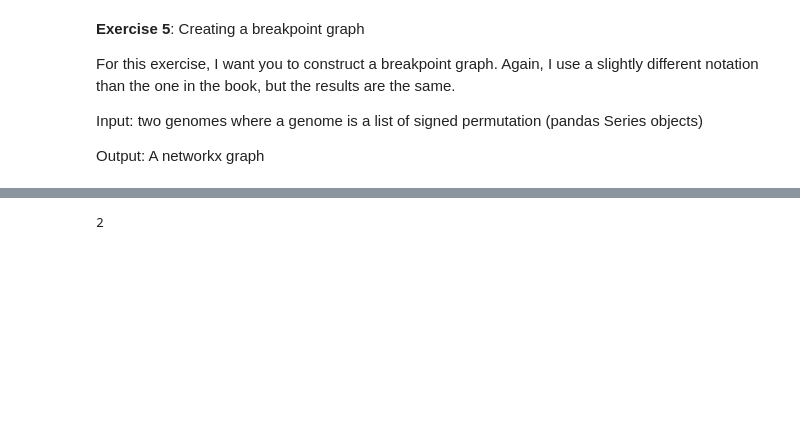
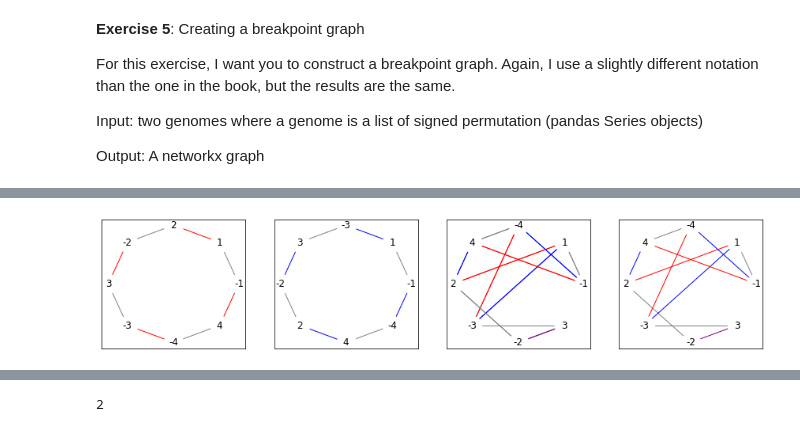
Before and after one commit to csc-448-2021-fall/csc-448-student, a Jupyter notebook: topics/Topic6.ipynb, the cells around one changed output, grey strips where cells are left out. Saved outputs shown, nothing was run; the diff lists cells and outputs as text; code cells hidden in the pictures; blank space fills up the shorter version.

```diff
--- a/topics/Topic6.ipynb
+++ b/topics/Topic6.ipynb
@@ -223,6 +319,10 @@ Output: A networkx graph
 # %%
 import networkx as nx
 import copy
+
+def connected_component_subgraphs(G):
+    for c in nx.connected_components(G):
+        yield G.subgraph(c)
 
 def to_adj(T):
     df = pd.DataFrame(nx.adjacency_matrix(T).todense(),index=T.nodes(),columns=T.nodes())
@@ -231,8 +331,11 @@ def to_adj(T):
 def to_edge_list(T):
     return list(T.edges())
 
-def show(G,G2=None,P_G=None):
-        pos = nx.circular_layout(G)
+def show(G,G2=None,P_G=None,red_blue=True):
+        if P_G is None:
+            pos = nx.circular_layout(G)
+        else:
+            pos = nx.circular_layout(P_G)
 
         nx.draw_networkx_nodes(G, pos=pos,node_size=600,node_color='w')
         nx.draw_networkx_labels(G, pos=pos)
@@ -258,19 +361,27 @@ def show(G,G2=None,P_G=None):
                     edge_list_red.append((n1,n2))
         nx.draw_networkx_edges(G, pos=pos,edgelist=edge_list_grey,edge_color='grey')
         nx.draw_networkx_edges(G, pos=pos,edgelist=edge_list_purple,edge_color='purple')
-        nx.draw_networkx_edges(G, pos=pos,edgelist=edge_list_blue,edge_color='blue')
-        nx.draw_networkx_edges(G, pos=pos,edgelist=edge_list_red,edge_color='red')
+        if red_blue:
+            nx.draw_networkx_edges(G, pos=pos,edgelist=edge_list_blue,edge_color='blue')
+            nx.draw_networkx_edges(G, pos=pos,edgelist=edge_list_red,edge_color='red')
+        else:
+            nx.draw_networkx_edges(G, pos=pos,edgelist=edge_list_blue,edge_color='red')
+            nx.draw_networkx_edges(G, pos=pos,edgelist=edge_list_red,edge_color='blue')
 
 def show_combined(Gcombined,show_grey=True):
     red_edges = get_color_edges_combined(Gcombined,color="red")
     blue_edges = get_color_edges_combined(Gcombined,color="blue")
+    purple_edges = get_color_edges_combined(Gcombined,color="purple")
     if show_grey:
         grey_edges = get_color_edges_combined(Gcombined,color="grey")
     pos = nx.circular_layout(Gcombined)
     nx.draw_networkx_nodes(Gcombined, pos=pos,node_size=600,node_color='w')
     nx.draw_networkx_labels(Gcombined, pos=pos)
+
     nx.draw_networkx_edges(Gcombined, pos=pos,edgelist=blue_edges,edge_color='blue')
     nx.draw_networkx_edges(Gcombined, pos=pos,edgelist=red_edges,edge_color='red')
+    nx.draw_networkx_edges(Gcombined, pos=pos,edgelist=purple_edges,edge_color='purple')
+
     if show_grey:
         nx.draw_networkx_edges(Gcombined, pos=pos,edgelist=grey_edges,edge_color='grey')
 
@@ -317,0 +439,16 @@ show_combined(G_P4_P5)
+# %%
+G4 = genome_to_graph([P4])
+G5 = genome_to_graph([P5])
+
+import matplotlib.pyplot as plt
+f,axs=plt.subplots(1,4,figsize=(15,3))
+plt.subplot(141)
+show(G4)
+plt.subplot(142)
+show(G5,red_blue=False)
+plt.subplot(143)
+show_combined(combine(G4,G5))
+plt.subplot(144)
+show(G4,G5,P_G=combine(G4,G5))
+# %% [output]
+[figure, added]
```
Also changed, not shown: parts of 42 cells of this notebook, 2 other files.
